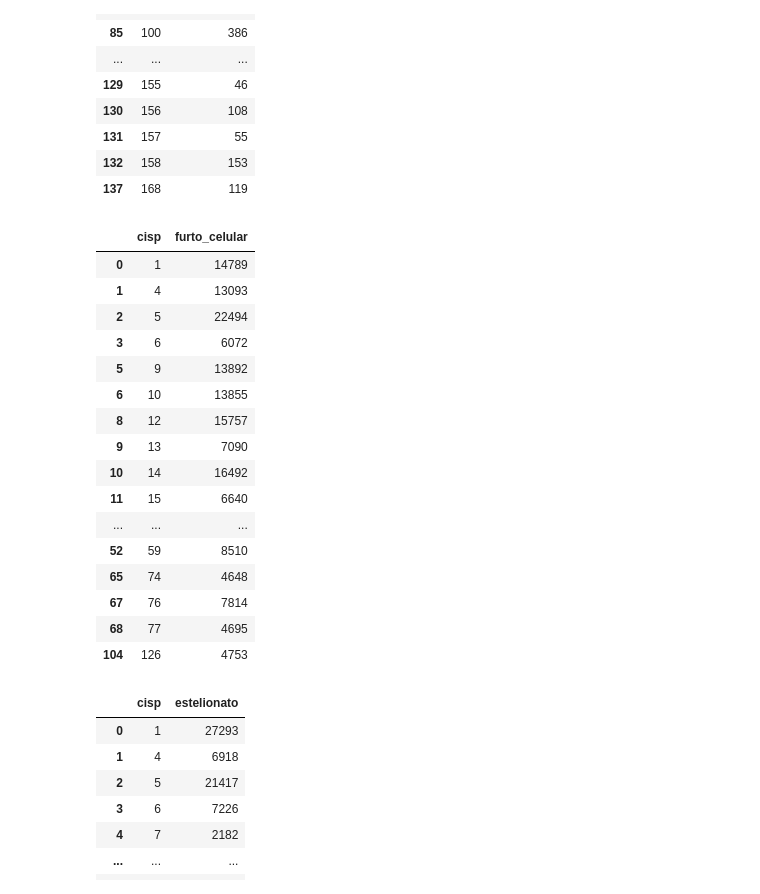
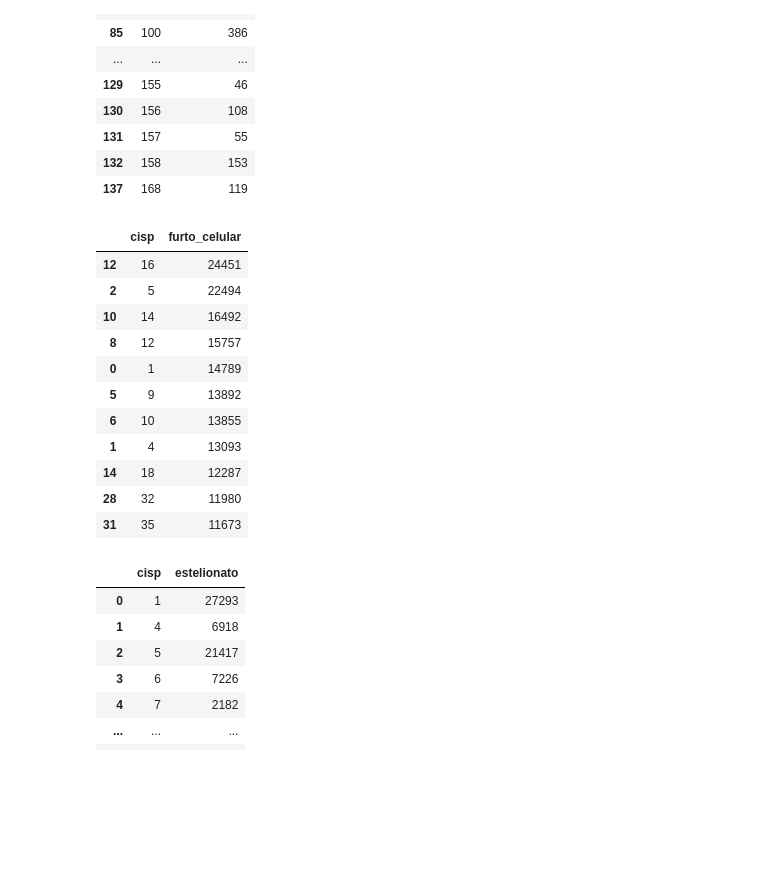
Before and after one commit to MatheusVieira12/Repo_Senac, a Jupyter notebook: atividades/atv_np.ipynb, the cells around one changed output. Cells and saved outputs as stored; diff of their text form; code cells hidden in the pictures; blank space fills up the shorter version.

```diff
--- a/atividades/atv_np.ipynb
+++ b/atividades/atv_np.ipynb
@@ -18,3 +18,8 @@ baseDP
 | 36627 | 167 | 8 | 2025 | 2025m08 | 43 | 5 | Paraty | 3303807 | Interior | 0 | ... | ... |
 | 36628 | 168 | 8 | 2025 | 2025m08 | 28 | 5 | Rio Claro | 3304409 | Interior | 1 | ... | ... |
 36629 rows × 63 columns
+# %%
+baseDP['total_furtosRoubos'] = baseDP['roubo_veiculo'] + baseDP['furto_veiculos']
+baseDP.head(60)
+baseDP_ordenada = baseDP.sort_values(by='total', ascending=False)
+baseDP_ordenada.head(20)
@@ -57,17 +172,26 @@ baseDP_delegacias
 | 137 | 168 | 119 |
 138 rows × 2 columns
 # %%
-baseDP_est = np.array(baseDP_furto_celular['furto_celular'])
-mediana = np.median(baseDP_est)
-media = np.mean(baseDP_est).round(1)
-q1 = np.percentile(baseDP_est, 25) ### equivalente ao primeiro quartil, que menos esperaram
-q2 = np.percentile(baseDP_est, 50)
-q3 = np.percentile(baseDP_est, 75)
-print((f'media de furtos: {media}'))
-print((f'primeiro quartil: {q1}'))
-print((f'mediana: {mediana}'))
-print((f'mediana (segundo quartil): {q2}'))
-print((f'terceiro quartil: {q3}'))
+baseDP_furto = np.array(baseDP_delegacias['furto_celular'])
+mediana_furto = np.median(baseDP_furto)
+media_furto = np.mean(baseDP_furto).round(1)
+q_1 = np.percentile(baseDP_furto, 25) ### equivalente ao primeiro quartil, que menos esperaram
+q_2 = np.percentile(baseDP_furto, 50)
+q_3 = np.percentile(baseDP_furto, 75)
+print((f'media de furtos: {media_furto}'))
+print((f'primeiro quartil: {q_1}'))
+print((f'mediana: {mediana_furto}'))
+print((f'mediana (segundo quartil): {q_2}'))
+print((f'terceiro quartil: {q_3}'))
+distancia = (media_furto - mediana_furto) / mediana_furto
+print((f'distancia entre media e mediana: {distancia * 100:.2f}%')) ### a distancia entre media e mediana < 10% : media é uma medida confiavel
+### distancia > 10% < 25 : uma medida extrema tá puxando a media para cima
+### distancia > 25% : media não é uma medida confiavel, utilizar mediana
+### se a media for menor que a mediana: influencia de valores extremos para baixo
+### se a media for maior que a mediana: influencia de valores extremos para cima
+IQR  = q_3 - q_1
+limite_inferior = q_1 - (1.5 * IQR)
+limite_superior = q_3 + (1.5 * IQR)
 # %% [output]
 media de furtos: 3281.0
 primeiro quartil: 445.5
@@ -96,26 +221,21 @@ baseDP_est_menor
 | 132 | 158 | 153 |
 | 137 | 168 | 119 |
 # %%
-baseDP_est_maior = baseDP_delegacias.loc[baseDP_delegacias['furto_celular'] >= q3]
-baseDP_est_maior
+baseDP_cel_maior = baseDP_delegacias.loc[baseDP_delegacias['furto_celular'] >= limite_superior]
+baseDP_cel_maior.sort_values(by='furto_celular', ascending=False)
 # %% [output]
 |  | cisp | furto_celular |
+| 12 | 16 | 24451 |
+| 2 | 5 | 22494 |
+| 10 | 14 | 16492 |
+| 8 | 12 | 15757 |
 | 0 | 1 | 14789 |
-| 1 | 4 | 13093 |
-| 2 | 5 | 22494 |
-| 3 | 6 | 6072 |
 | 5 | 9 | 13892 |
 | 6 | 10 | 13855 |
-| 8 | 12 | 15757 |
-| 9 | 13 | 7090 |
-| 10 | 14 | 16492 |
-| 11 | 15 | 6640 |
-| ... | ... | ... |
-| 52 | 59 | 8510 |
-| 65 | 74 | 4648 |
-| 67 | 76 | 7814 |
-| 68 | 77 | 4695 |
-| 104 | 126 | 4753 |
+| 1 | 4 | 13093 |
+| 14 | 18 | 12287 |
+| 28 | 32 | 11980 |
+| 31 | 35 | 11673 |
 # %%
 BaseDP_estelionato = baseDP.groupby('cisp')['estelionato'].sum().reset_index()
 BaseDP_estelionato
```
Also changed, not shown: parts of 9 cells of this notebook, 1 other file.
